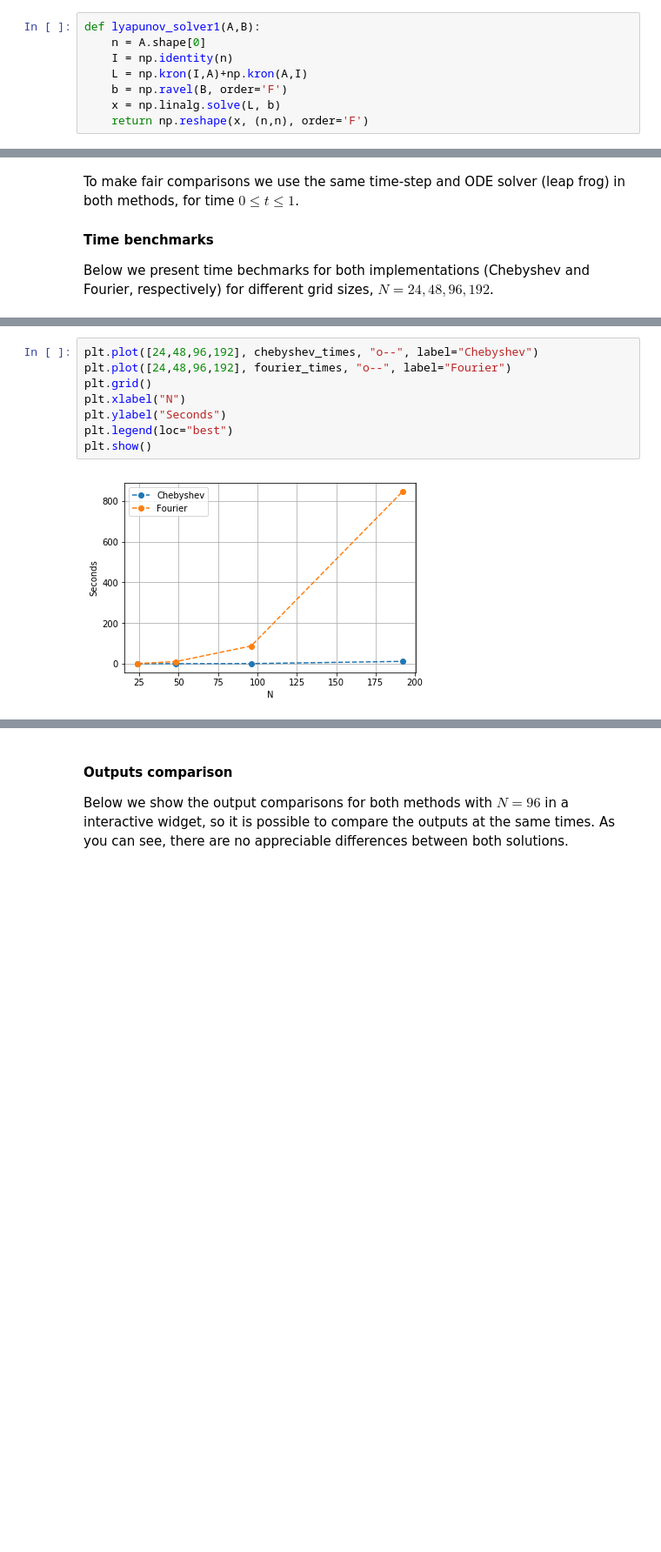
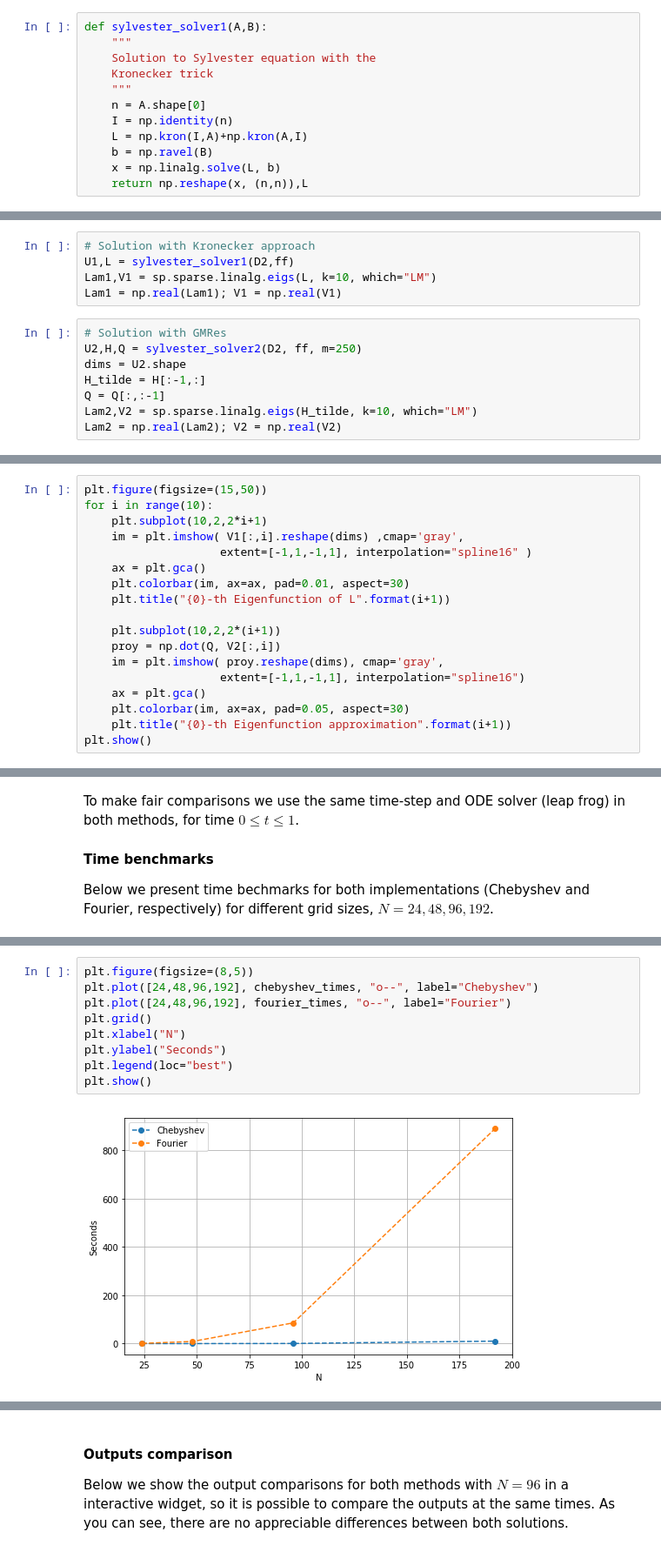
Before and after one commit to mavillan/ACNM, a Jupyter notebook: test2/certamen2-INF510.ipynb, the cells around one changed output, grey strips where cells are left out. Shown at 87% size. Saved outputs shown, nothing was run; the diff lists cells and outputs as text; blank space fills up the shorter version.

```diff
--- a/test2/certamen2-INF510.ipynb
+++ b/test2/certamen2-INF510.ipynb
@@ -98,8 +130,12 @@ B = np.random.random((4,4))
 # %%
-def lyapunov_solver1(A,B):
+def sylvester_solver1(A,B):
+    """
+    Solution to Sylvester equation with the
+    Kronecker trick
+    """
     n = A.shape[0]
     I = np.identity(n)
     L = np.kron(I,A)+np.kron(A,I)
-    b = np.ravel(B, order='F')
+    b = np.ravel(B)
     x = np.linalg.solve(L, b)
-    return np.reshape(x, (n,n), order='F')
+    return np.reshape(x, (n,n)),L
@@ -128,0 +247,13 @@ def lyapunov_solver2(A,V,m):
+# %%
+# Solution with Kronecker approach
+U1,L = sylvester_solver1(D2,ff)
+Lam1,V1 = sp.sparse.linalg.eigs(L, k=10, which="LM")
+Lam1 = np.real(Lam1); V1 = np.real(V1)
+# %%
+# Solution with GMRes
+U2,H,Q = sylvester_solver2(D2, ff, m=250)
+dims = U2.shape
+H_tilde = H[:-1,:]
+Q = Q[:,:-1]
+Lam2,V2 = sp.sparse.linalg.eigs(H_tilde, k=10, which="LM")
+Lam2 = np.real(Lam2); V2 = np.real(V2)
@@ -128,0 +284,18 @@ def lyapunov_solver2(A,V,m):
+# %%
+plt.figure(figsize=(15,50))
+for i in range(10):
+    plt.subplot(10,2,2*i+1)
+    im = plt.imshow( V1[:,i].reshape(dims) ,cmap='gray',
+                    extent=[-1,1,-1,1], interpolation="spline16" )
+    ax = plt.gca()
+    plt.colorbar(im, ax=ax, pad=0.01, aspect=30)
+    plt.title("{0}-th Eigenfunction of L".format(i+1))
+
+    plt.subplot(10,2,2*(i+1))
+    proy = np.dot(Q, V2[:,i])
+    im = plt.imshow( proy.reshape(dims), cmap='gray',
+                    extent=[-1,1,-1,1], interpolation="spline16")
+    ax = plt.gca()
+    plt.colorbar(im, ax=ax, pad=0.05, aspect=30)
+    plt.title("{0}-th Eigenfunction approximation".format(i+1))
+plt.show()
@@ -262,11 +445,12 @@ fourier_times = [t1.best, t2.best, t3.best, t4.best]
 # %%
+plt.figure(figsize=(8,5))
 plt.plot([24,48,96,192], chebyshev_times, "o--", label="Chebyshev")
 plt.plot([24,48,96,192], fourier_times, "o--", label="Fourier")
 plt.grid()
 plt.xlabel("N")
 plt.ylabel("Seconds")
 plt.legend(loc="best")
 plt.show()
 # %% [output]
-[figure, old version]
+[figure, new version]
 # %%
```
Also changed, not shown: parts of 55 cells of this notebook.
